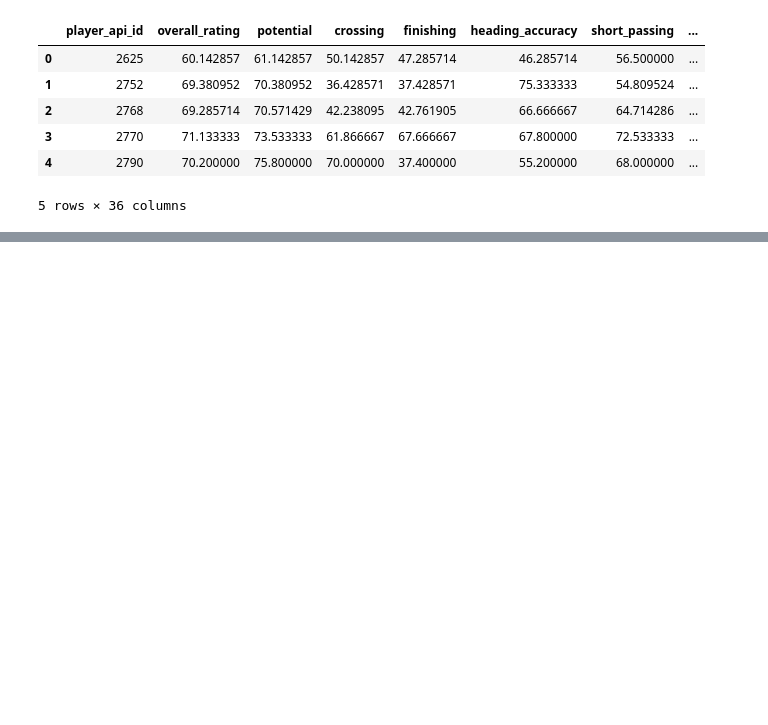
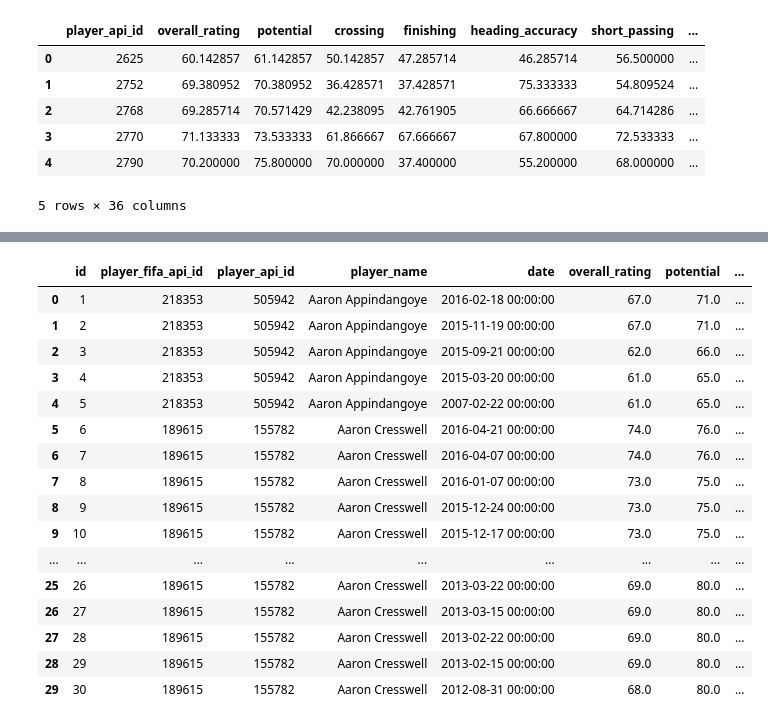
Before and after one commit to ShaliniBekaroe/Datalab_semester2_Groep1, a Jupyter notebook: notebook/data_mining.ipynb, the cells around one changed output, grey strips where cells are left out. Saved outputs shown, nothing was run; the diff lists cells and outputs as text; code cells hidden in the pictures; blank space fills up the shorter version.

```diff
--- a/notebook/data_mining.ipynb
+++ b/notebook/data_mining.ipynb
@@ -52,0 +77,6 @@ display(df_player_stats.head())
+# %%
+
+query_3 = "SELECT * FROM Player"
+
+df_player = pd.read_sql_query(query_3, conn)
+df_player.head(20)
@@ -52,0 +101,33 @@ display(df_player_stats.head())
+# %%
+pd.set_option('display.max_columns', None)   # alle kolommen tonen
+pd.set_option('display.width', None)
+
+df_joined = df_player_Attribute.merge(
+    df_player[['player_api_id', 'player_name']],
+    on='player_api_id',
+    how='left'
+)
+
+cols = df_joined.columns.tolist()
+cols.insert(3, cols.pop(cols.index('player_name')))  # 4e kolom = index 3
+df_joined = df_joined[cols]
+
+df_joined.head(30)
+# %% [output]
+|  | id | player_fifa_api_id | player_api_id | player_name | date | overall_rating | potential | ... |
+| 0 | 1 | 218353 | 505942 | Aaron Appindangoye | 2016-02-18 00:00:00 | 67.0 | 71.0 | ... |
+| 1 | 2 | 218353 | 505942 | Aaron Appindangoye | 2015-11-19 00:00:00 | 67.0 | 71.0 | ... |
+| 2 | 3 | 218353 | 505942 | Aaron Appindangoye | 2015-09-21 00:00:00 | 62.0 | 66.0 | ... |
+| 3 | 4 | 218353 | 505942 | Aaron Appindangoye | 2015-03-20 00:00:00 | 61.0 | 65.0 | ... |
+| 4 | 5 | 218353 | 505942 | Aaron Appindangoye | 2007-02-22 00:00:00 | 61.0 | 65.0 | ... |
+| 5 | 6 | 189615 | 155782 | Aaron Cresswell | 2016-04-21 00:00:00 | 74.0 | 76.0 | ... |
+| 6 | 7 | 189615 | 155782 | Aaron Cresswell | 2016-04-07 00:00:00 | 74.0 | 76.0 | ... |
+| 7 | 8 | 189615 | 155782 | Aaron Cresswell | 2016-01-07 00:00:00 | 73.0 | 75.0 | ... |
+| 8 | 9 | 189615 | 155782 | Aaron Cresswell | 2015-12-24 00:00:00 | 73.0 | 75.0 | ... |
+| 9 | 10 | 189615 | 155782 | Aaron Cresswell | 2015-12-17 00:00:00 | 73.0 | 75.0 | ... |
+| ... | ... | ... | ... | ... | ... | ... | ... | ... |
+| 25 | 26 | 189615 | 155782 | Aaron Cresswell | 2013-03-22 00:00:00 | 69.0 | 80.0 | ... |
+| 26 | 27 | 189615 | 155782 | Aaron Cresswell | 2013-03-15 00:00:00 | 69.0 | 80.0 | ... |
+| 27 | 28 | 189615 | 155782 | Aaron Cresswell | 2013-02-22 00:00:00 | 69.0 | 80.0 | ... |
+| 28 | 29 | 189615 | 155782 | Aaron Cresswell | 2013-02-15 00:00:00 | 69.0 | 80.0 | ... |
+| 29 | 30 | 189615 | 155782 | Aaron Cresswell | 2012-08-31 00:00:00 | 68.0 | 80.0 | ... |
```
Also changed, not shown: parts of 2 cells of this notebook.
